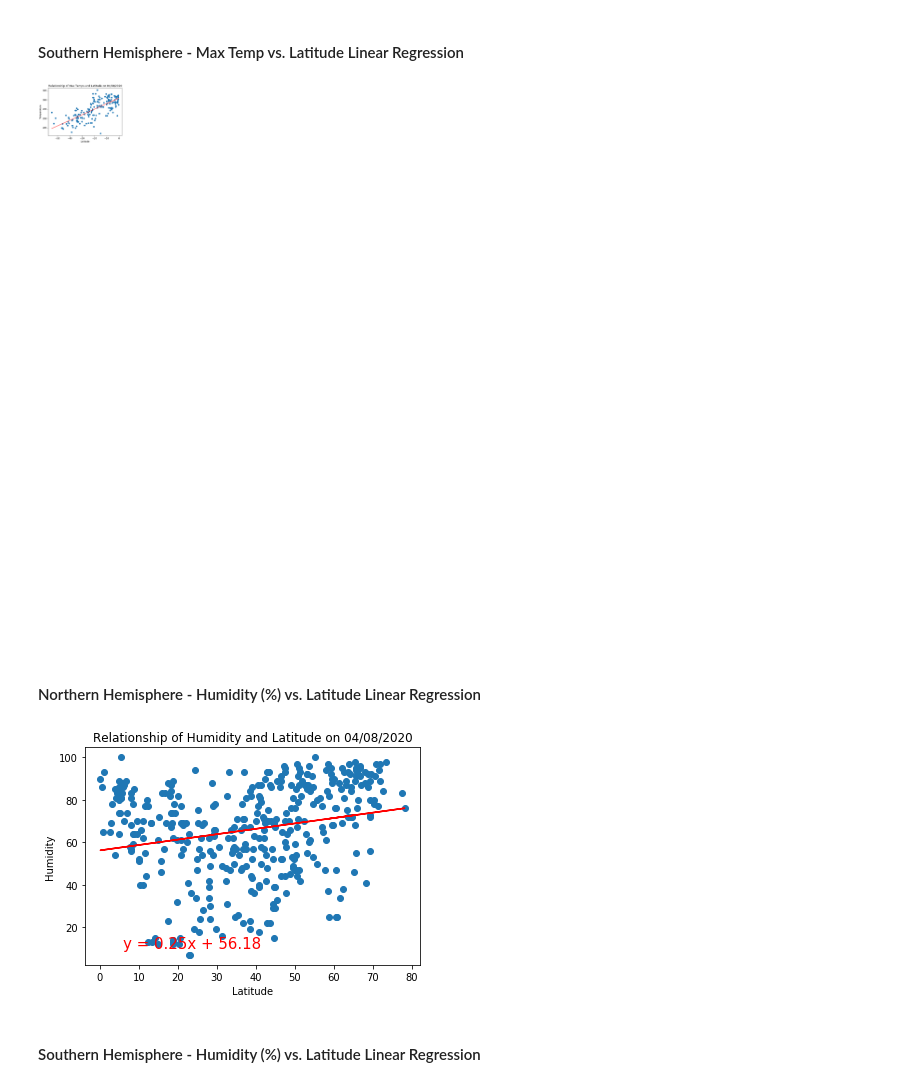
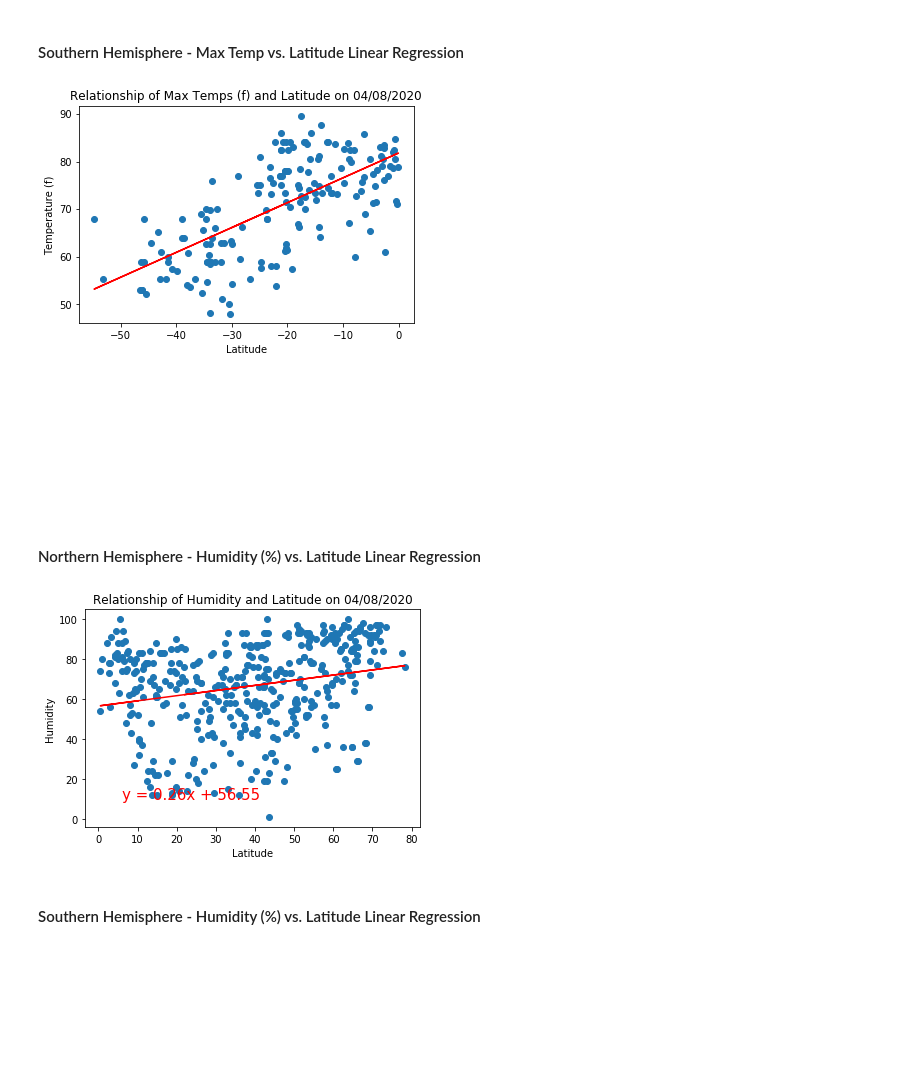
Before and after one commit to cynthiakellogg/python-api-challenge, a Jupyter notebook: WeatherPy/WeatherPy.ipynb, the cells around one changed output. Drawn from its saved outputs; the diff is of its cells as text; code cells hidden in the pictures; blank space fills up the shorter version.

```diff
--- a/WeatherPy/WeatherPy.ipynb
+++ b/WeatherPy/WeatherPy.ipynb
@@ -56,4 +56,5 @@ len(cities)
 * Include a print log of each city as it'sbeing processed (with the city number and city name).
 # %%
 url = "http://api.openweathermap.org/data/2.5/weather?"
-query_url = url + "appid=" + weather_api_key + "&q="
+query_url = url + "appid=" + weather_api_key  + "&units=imperial" + "&q="
+print(query_url)
@@ -266,12 +269,12 @@ linear_regression(x_axis, y_axis, x_label, y_label, title)
 # %%
 x_axis = southern_hemi_df['Lat']
 y_axis = southern_hemi_df['Max Temp']
 x_label = "Latitude"
-y_label = "Temperature"
-title = "Relationship of Max Temps and Latitude on 04/08/2020"
+y_label = "Temperature (f)"
+title = "Relationship of Max Temps (f) and Latitude on 04/08/2020"
 linear_regression(x_axis, y_axis, x_label, y_label, title)
 # %% [output]
-[figure, old version]
+[figure, new version]
 # %% [markdown]
 ####  Northern Hemisphere - Humidity (%) vs. Latitude Linear Regression
 # %%
@@ -282,7 +285,7 @@ y_label = "Humidity"
 title = "Relationship of Humidity and Latitude on 04/08/2020"
 linear_regression(x_axis, y_axis, x_label, y_label, title)
 # %% [output]
-[figure, old version]
+[figure, new version]
 # %% [markdown]
 ####  Southern Hemisphere - Humidity (%) vs. Latitude Linear Regression
 # %%
```
Also changed, not shown: parts of 16 cells of this notebook, 3 other files.
